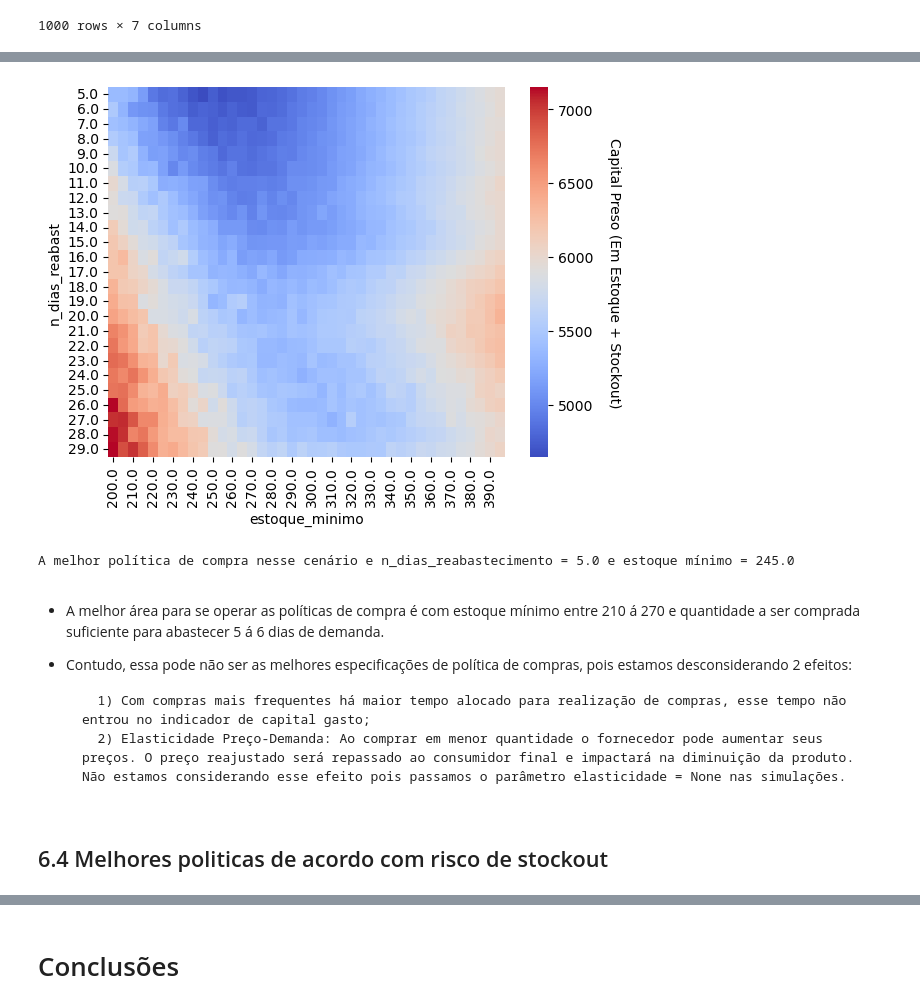
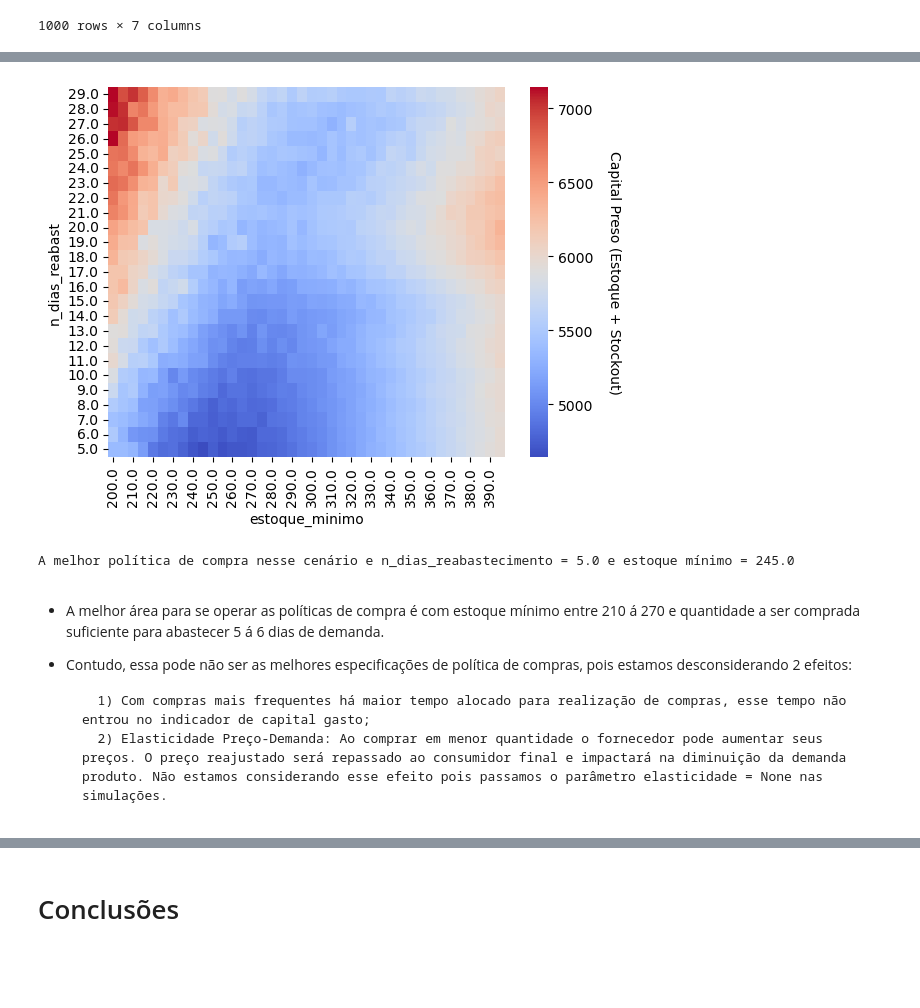
Before and after one commit to webercg/Stockouts-Monte-Carlo-Simulation, a Jupyter notebook: Risco stockout V2.ipynb, the cells around one changed output, grey strips where cells are left out. Cells and saved outputs as stored; diff of their text form; code cells hidden in the pictures; blank space fills up the shorter version.

```diff
--- a/Risco stockout V2.ipynb
+++ b/Risco stockout V2.ipynb
@@ -369,7 +370,7 @@ def probabilidade_stockout(df_resultados):
 - **elasticidade_preco_demanda:** já estimada e estudada previamente (em função da disponibilidade de substitutos, bens de necessidade ou luxo, comprometimento da renda ao comprar o item) - Caso seja desconhecido preencher como None, então a demanda não irá variar de acordo com a quantidade comprada e preço
 # %%
 df_resultados = simulacao_estoque_montecarlo(
-                         num_simulacoes = 250,                  ## Var simulação
+                         num_simulacoes = 500,                  ## Var simulação
                          n_dias = 180,                          ## Var simulação
 
 
@@ -383,7 +384,7 @@ df_resultados = simulacao_estoque_montecarlo(
                          tempo_reposicao_min = 10,              ## Var Fornecedor: tempo mínimo para entrega
                          tempo_reposicao_max = 30,              ## Var Fornecedor: tempo máximo para entrega
                          tempo_reposicao_most_likely = 20,      ## Var Fornecedor: tempo mais provavel para entrega
-                         b = -0.01,                             ## Var fornecedor: controla taxa de decaimento do preço em detrimento da qtd_comprada
+                         b = -0.01,                             ## Var fornecedor: controla taxa de decaimento do preço em decorrencia do aumento da qtd_comprada
 
                          elasticidade_preco_demanda = None,     ## Var negócio: Elasticidade preco demanda observado para o produto (variacao demanda / variacao preco)
                          n_dias_reabast = 30,                   ## Var negócio: Cada compra terá que reabastecer a demanda prevista nos proximos n_dias_reabast ## entre t_max ou tmin forn
@@ -691,5 +789,8 @@ df_riscos_e_capital
 # %%
 df_plot = df_riscos_e_capital.pivot(index='n_dias_reabast',columns='estoque_minimo',values='total_capital_preso_ou_perdido')
+df_plot = df_plot.reset_index()
+df_plot = df_plot.sort_values(by = 'n_dias_reabast', ascending=False)
+df_plot = df_plot.set_index('n_dias_reabast')
 df_plot.head()
 # %% [output]
 | estoque_minimo | 200.0 | 205.0 | 210.0 | 215.0 | 220.0 | 225.0 | 230.0 | 235.0 | 240.0 | 245.0 | ... |
@@ -703,9 +804,9 @@ df_plot.head()
 # %%
 heatmap = sns.heatmap(df_plot, annot=False, cmap="coolwarm")
 cbar = heatmap.collections[0].colorbar
-cbar.set_label('Capital Preso (Em Estoque + Stockout)', rotation=270, labelpad=20)
+cbar.set_label('Capital Preso (Estoque + Stockout)', rotation=270, labelpad=20)
 # %% [output]
-[figure, old version]
+[figure, new version]
 # %%
 best_n_dias_reabast = df_riscos_e_capital[df_riscos_e_capital['total_capital_preso_ou_perdido'] == df_riscos_e_capital.total_capital_preso_ou_perdido.min()].n_dias_reabast.values[0]
 best_estoque_minimo = df_riscos_e_capital[df_riscos_e_capital['total_capital_preso_ou_perdido'] == df_riscos_e_capital.total_capital_preso_ou_perdido.min()].estoque_minimo.values[0]
@@ -718,6 +819,4 @@ A melhor política de compra nesse cenário e n_dias_reabastecimento = 5.0 e est
 - Contudo, essa pode não ser as melhores especificações de política de compras, pois estamos desconsiderando 2 efeitos:
 
         1) Com compras mais frequentes há maior tempo alocado para realização de compras, esse tempo não entrou no indicador de capital gasto;
-        2) Elasticidade Preço-Demanda: Ao comprar em menor quantidade o fornecedor pode aumentar seus preços. O preço reajustado será repassado ao consumidor final e impactará na diminuição da produto. Não estamos considerando esse efeito pois passamos o parâmetro elasticidade = None nas simulações.
+        2) Elasticidade Preço-Demanda: Ao comprar em menor quantidade o fornecedor pode aumentar seus preços. O preço reajustado será repassado ao consumidor final e impactará na diminuição da demanda produto. Não estamos considerando esse efeito pois passamos o parâmetro elasticidade = None nas simulações.
-# %% [markdown]
-## 6.4 Melhores politicas de acordo com risco de stockout
```
Also changed, not shown: parts of 44 cells of this notebook, 8 other files.
